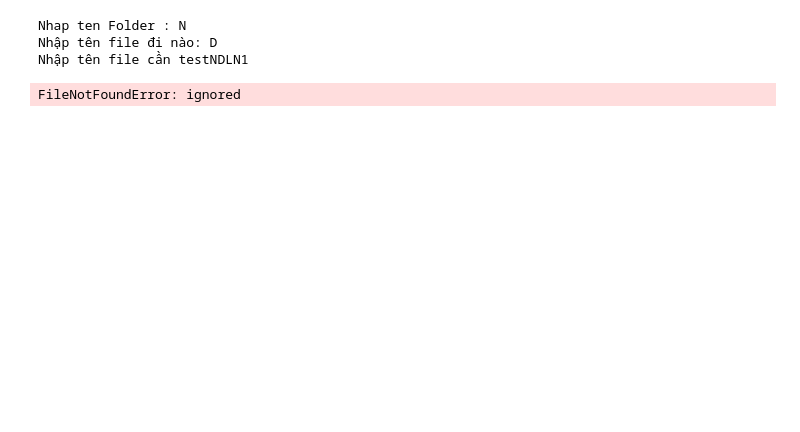
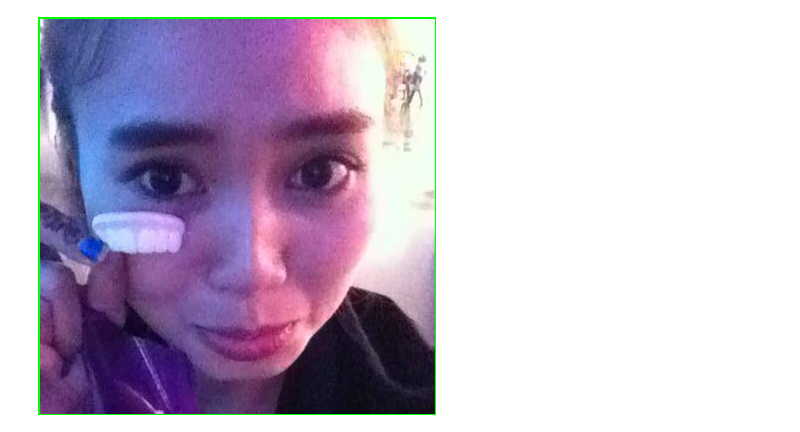
Before and after one commit to latruonghai/CS114.K21, a Jupyter notebook: FaceDetect_per.ipynb, the cells around one changed output. Saved outputs shown, nothing was run; the diff lists cells and outputs as text; code cells hidden in the pictures; blank space fills up the shorter version.

```diff
--- a/FaceDetect_per.ipynb
+++ b/FaceDetect_per.ipynb
@@ -6,64 +13,53 @@
 import numpy as np
 from numpy import random
 import cv2
+from cv2 import imshow
 import os
+from google.colab.patches import cv2_imshow
 #import dlib
 
 faceCasCade = cv2.CascadeClassifier("haarcascade_frontalface_default.xml")
 cap = cv2.VideoCapture(0)
-
+files = "934.jpg"
 
 # Doc hinh
-#hai = ['./MTPs/MTP'+str(i)+'.jpg' for i in range(1,188) if i not in [89,152]]
-files = input("Nhap ten Folder : ")
-createf = files.replace(".com","")
-name_file = input("Nhập tên file đi nào: ")
-name_files = input("Nhập tên file cần test")
-sampleNum = 0
-path = '/home/lahai/Downloads/MyTam//'
-pathFolder = path + name_files
-for img1 in os.listdir(pathFolder):
-    file_name = pathFolder + '/'+img1
-    img = cv2.imread(file_name)
-    #img = cv2.equalizeHist(img)
-    #img = cv2.resize(img,(400,400))
-    img_yuv = cv2.cvtColor(img, cv2.COLOR_BGR2YUV)
-    img_yuv[:,:,0] = cv2.equalizeHist(img_yuv[:,:,0])
+
+img = cv2.imread(files)
+img_yuv = cv2.cvtColor(img, cv2.COLOR_BGR2YUV)
+img_yuv[:,:,0] = cv2.equalizeHist(img_yuv[:,:,0])
 
 # convert the YUV image back to RGB format
-    img_output = cv2.cvtColor(img_yuv, cv2.COLOR_YUV2BGR)
+img_output = cv2.cvtColor(img_yuv, cv2.COLOR_YUV2BGR)
     #grayImag = cv2.cvtColor(img,cv2.COLOR_BGR2GRAY)
-    face = faceCasCade.detectMultiScale(
-            img_output,
-            scaleFactor = 1.1,
-            minNeighbors = 5,
-            minSize = (30,30))
+face = faceCasCade.detectMultiScale(
+        img_output,
+        scaleFactor = 1.1,
+        minNeighbors = 5,
+        minSize = (30,30))
     #Vẽ các đường màu xanh lá quanh khuôn mặt
-    for (x,y,w,h) in face:
-        sampleNum=sampleNum+1
-        image = img[y:y+h,x:x+w]
+for (x,y,w,h) in face:
+  #sampleNum=sampleNum+1
+  image = img[y:y+h,x:x+w]
         #Lưu ảnh khuôn mặt vào thư mục có tên(creatình
-        if not os.path.exists(path +'/'+createf): os.mkdir(path +'/'+createf)
+        #if not os.path.exists(path +'/'+createf): os.mkdir(path +'/'+createf)
         # Thểm ảnh xoay
         # Thêm ảnh đã cắt
-        cv2.imwrite(path+'/'+createf+"/"+name_file+'-'+ str(sampleNum) + ".jpg", cv2.resize(image,(216,216)))
+        #cv2.imwrite(path+'/'+createf+"/"+name_file+'-'+ str(sampleNum) + ".jpg", cv2.resize(image,(216,216)))
     # Hiển thị ra màn hình
-        cv2.rectangle(img,(x,y),(x+w,y+h),(0,255,0), 2)
+  cv2.rectangle(img,(x,y),(x+w,y+h),(0,255,0), 2)
         #if sampleNum>200:
             #break
-    cv2.imshow("Face Detection ", img)
-    cv2.waitKey(1)
+cv2_imshow(image)
+cv2.waitKey(1)
 cap.release()
 cv2.destroyAllWindows()
+
 
 #y_train = tf.keras.utils.to_categorical(y_train, no_classes)
 #y_test = tf.keras.utils.to_categorical(y_test, no_classes)
 
 
 
 # Run xvfb-run python yourcode.py
 # %% [output]
-Nhap ten Folder : N
-Nhập tên file đi nào: D
-Nhập tên file cần testNDLN1
-FileNotFoundError: ignored
+[figure, added]
```
Also changed, not shown: parts of 1 cell of this notebook.
